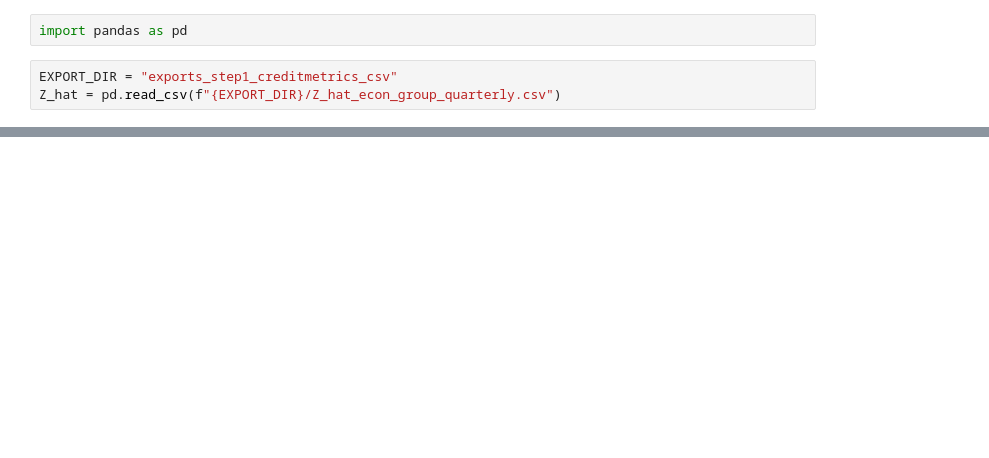
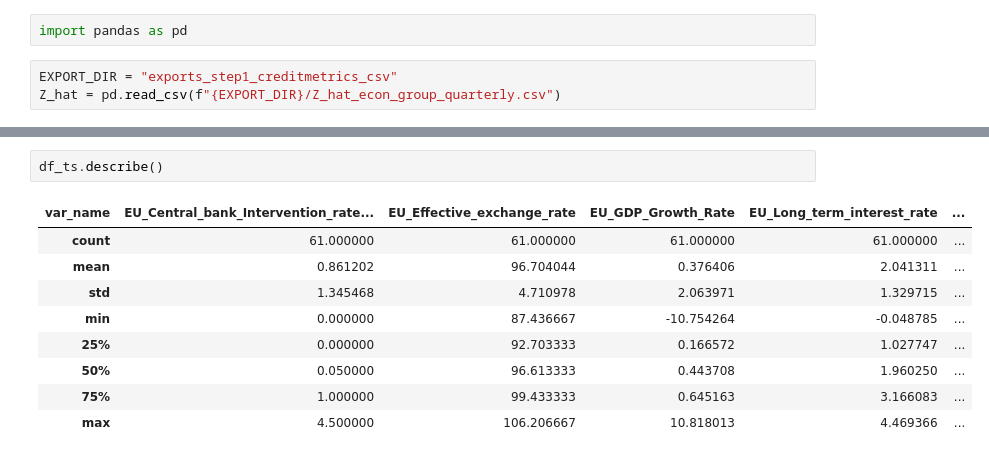
Before and after one commit to Celeste2405/PFE, a Jupyter notebook: model_averaging.ipynb, the cells around one changed output, grey strips where cells are left out. Drawn from its saved outputs; the diff is of its cells as text; blank space fills up the shorter version.

```diff
--- a/model_averaging.ipynb
+++ b/model_averaging.ipynb
@@ -36,0 +132,12 @@ df_long.head()
+# %%
+df_ts.describe()
+# %% [output]
+| var_name | EU_Central_bank_Intervention_rate... | EU_Effective_exchange_rate | EU_GDP_Growth_Rate | EU_Long_term_interest_rate | ... |
+| count | 61.000000 | 61.000000 | 61.000000 | 61.000000 | ... |
+| mean | 0.861202 | 96.704044 | 0.376406 | 2.041311 | ... |
+| std | 1.345468 | 4.710978 | 2.063971 | 1.329715 | ... |
+| min | 0.000000 | 87.436667 | -10.754264 | -0.048785 | ... |
+| 25% | 0.000000 | 92.703333 | 0.166572 | 1.027747 | ... |
+| 50% | 0.050000 | 96.613333 | 0.443708 | 1.960250 | ... |
+| 75% | 1.000000 | 99.433333 | 0.645163 | 3.166083 | ... |
+| max | 4.500000 | 106.206667 | 10.818013 | 4.469366 | ... |
```
Also changed, not shown: parts of 10 cells of this notebook.
